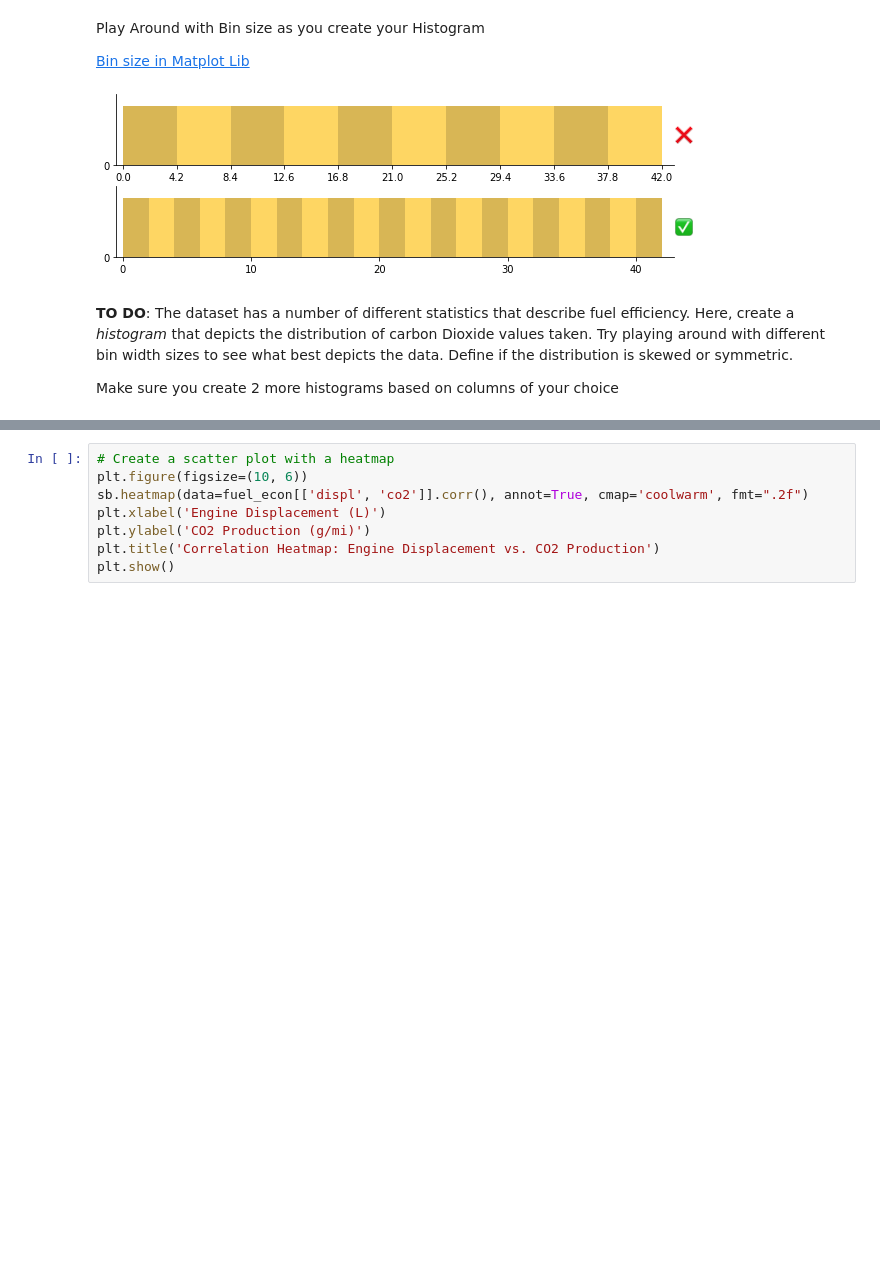
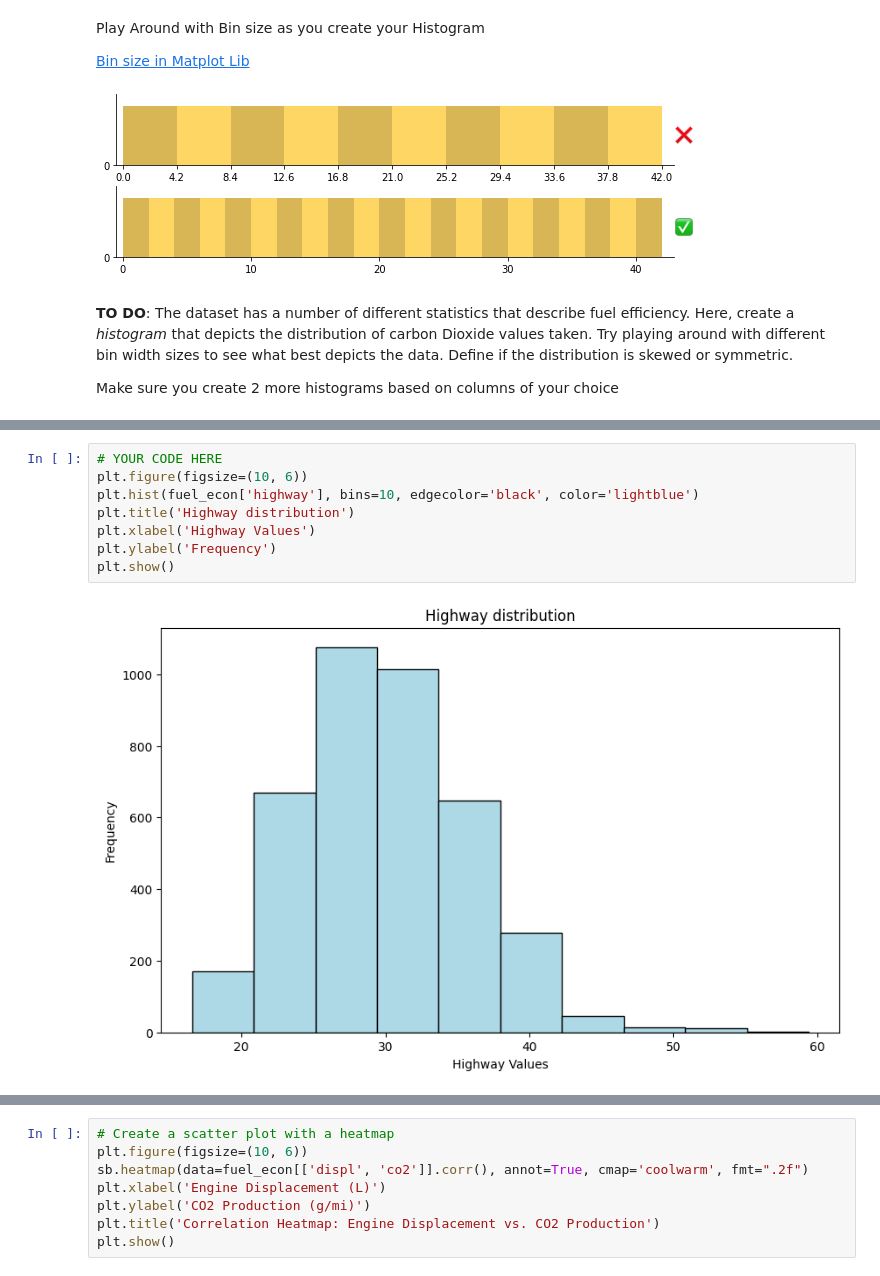
Before and after one commit to karanidenis/alu-machine_learning, a Jupyter notebook: Plotting_Assignment_ipynb_by_Denis_Karani.ipynb, the cells around one changed output, grey strips where cells are left out. Cells and saved outputs as stored; diff of their text form; blank space fills up the shorter version.

```diff
--- a/Plotting_Assignment_ipynb_by_Denis_Karani.ipynb
+++ b/Plotting_Assignment_ipynb_by_Denis_Karani.ipynb
@@ -60,6 +60,16 @@ plt.show()
 692
 29
 [figure]
+# %%
+# YOUR CODE HERE
+plt.figure(figsize=(10, 6))
+plt.hist(fuel_econ['highway'], bins=10, edgecolor='black', color='lightblue')
+plt.title('Highway distribution')
+plt.xlabel('Highway Values')
+plt.ylabel('Frequency')
+plt.show()
+# %% [output]
+[figure, added]
 # %%
 plt.figure(figsize=(10, 6))
 plt.hist(fuel_econ['city'], bins=50, edgecolor='black', color='blue')
```
Also changed, not shown: parts of 3 cells of this notebook.
